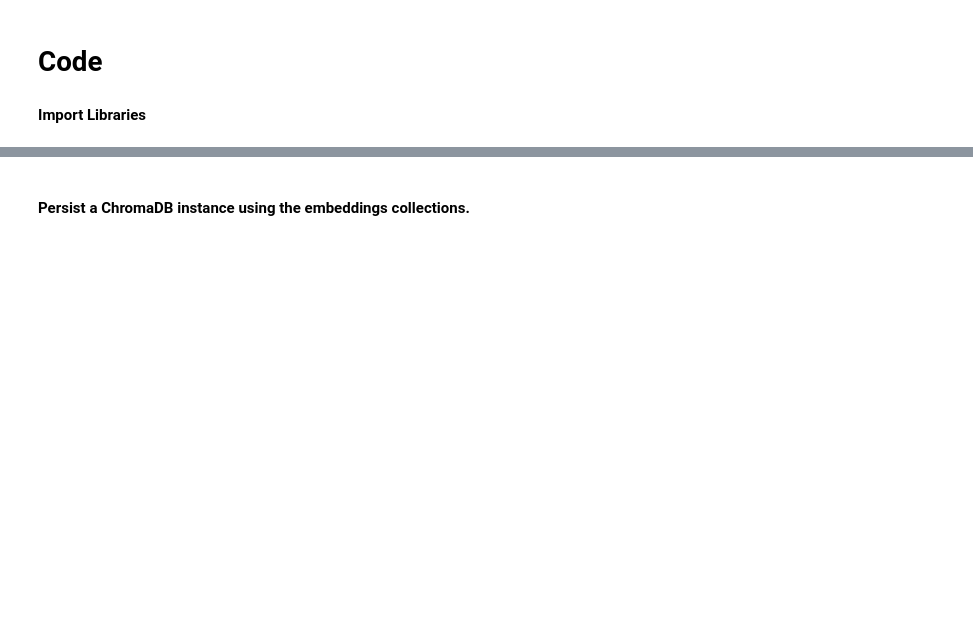
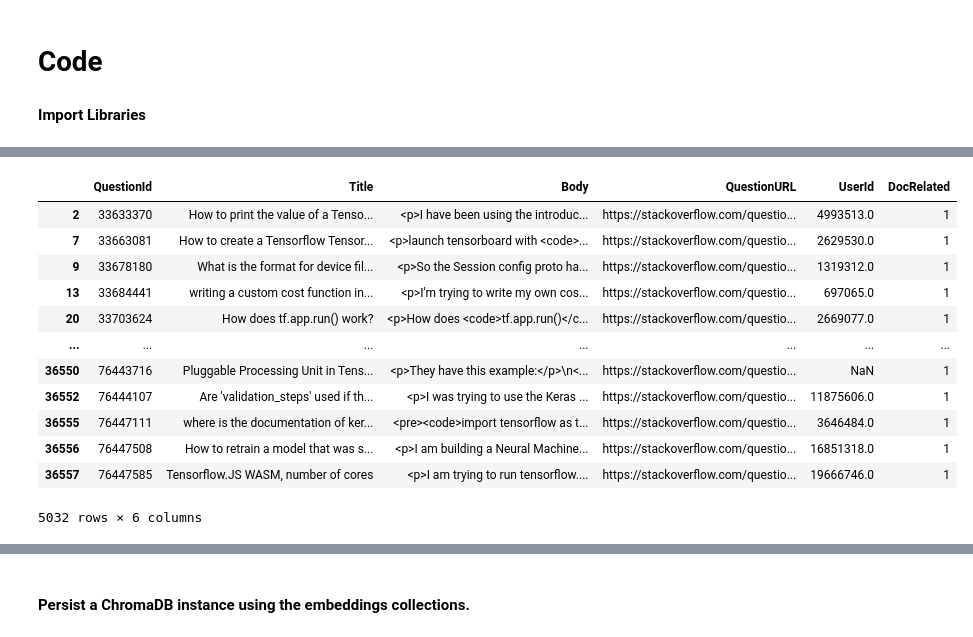
Before and after one commit to sharukat/docchameleon, a Jupyter notebook: doc_customizer_llm/customizer.ipynb, the cells around one changed output, grey strips where cells are left out. Saved outputs shown, nothing was run; the diff lists cells and outputs as text; code cells hidden in the pictures; blank space fills up the shorter version.

```diff
--- a/doc_customizer_llm/customizer.ipynb
+++ b/doc_customizer_llm/customizer.ipynb
@@ -118,0 +141,3 @@ mlflow.set_experiment("/Users/sharukat@gmail.com/DocumentCustomizer")
+# %%
+tf_api_ques = pd.read_csv(os.path.join(s.DATA_PATH, "tf_api_questions_v1.csv"))
+tf_api_ques
@@ -118,0 +158,11 @@ mlflow.set_experiment("/Users/sharukat@gmail.com/DocumentCustomizer")
+# %%
+doc_related = []
+model = SetFitModel.from_pretrained("sharukat/sbert-questionclassifier")
+
+#  Run inference
+for index, row in tqdm(tf_api_ques.iterrows(), total=tf_api_ques.shape[0]):
+    preds = model(row['Body'])
+    doc_related.append(preds)
+
+tf_api_ques['DocRelated'] = doc_related
+tf_api_ques.head()
@@ -118,0 +176,6 @@ mlflow.set_experiment("/Users/sharukat@gmail.com/DocumentCustomizer")
+# %%
+tf_api_ques.to_csv(os.path.join(s.DATA_PATH, "tf_api_questions_v2.csv"))
+tf_doc_related_ques = tf_api_ques[tf_api_ques['DocRelated'] == 1]
+tf_doc_related_ques.to_csv(os.path.join(s.DATA_PATH, "tf_doc_api_questions_v0.csv"), index=False)
+
+tf_api_ques['DocRelated'].value_counts()
@@ -118,0 +211,16 @@ mlflow.set_experiment("/Users/sharukat@gmail.com/DocumentCustomizer")
+# %%
+tf_doc_related_ques
+# %% [output]
+|  | QuestionId | Title | Body | QuestionURL | UserId | DocRelated |
+| 2 | 33633370 | How to print the value of a Tenso... | <p>I have been using the introduc... | https://stackoverflow.com/questio... | 4993513.0 | 1 |
+| 7 | 33663081 | How to create a Tensorflow Tensor... | <p>launch tensorboard with <code>... | https://stackoverflow.com/questio... | 2629530.0 | 1 |
+| 9 | 33678180 | What is the format for device fil... | <p>So the Session config proto ha... | https://stackoverflow.com/questio... | 1319312.0 | 1 |
+| 13 | 33684441 | writing a custom cost function in... | <p>I'm trying to write my own cos... | https://stackoverflow.com/questio... | 697065.0 | 1 |
+| 20 | 33703624 | How does tf.app.run() work? | <p>How does <code>tf.app.run()</c... | https://stackoverflow.com/questio... | 2669077.0 | 1 |
+| ... | ... | ... | ... | ... | ... | ... |
+| 36550 | 76443716 | Pluggable Processing Unit in Tens... | <p>They have this example:</p>\n<... | https://stackoverflow.com/questio... | NaN | 1 |
+| 36552 | 76444107 | Are 'validation_steps' used if th... | <p>I was trying to use the Keras ... | https://stackoverflow.com/questio... | 11875606.0 | 1 |
+| 36555 | 76447111 | where is the documentation of ker... | <pre><code>import tensorflow as t... | https://stackoverflow.com/questio... | 3646484.0 | 1 |
+| 36556 | 76447508 | How to retrain a model that was s... | <p>I am building a Neural Machine... | https://stackoverflow.com/questio... | 16851318.0 | 1 |
+| 36557 | 76447585 | Tensorflow.JS WASM, number of cores | <p>I am trying to run tensorflow.... | https://stackoverflow.com/questio... | 19666746.0 | 1 |
+5032 rows × 6 columns
```
Also changed, not shown: parts of 18 cells of this notebook, 13 other files.
